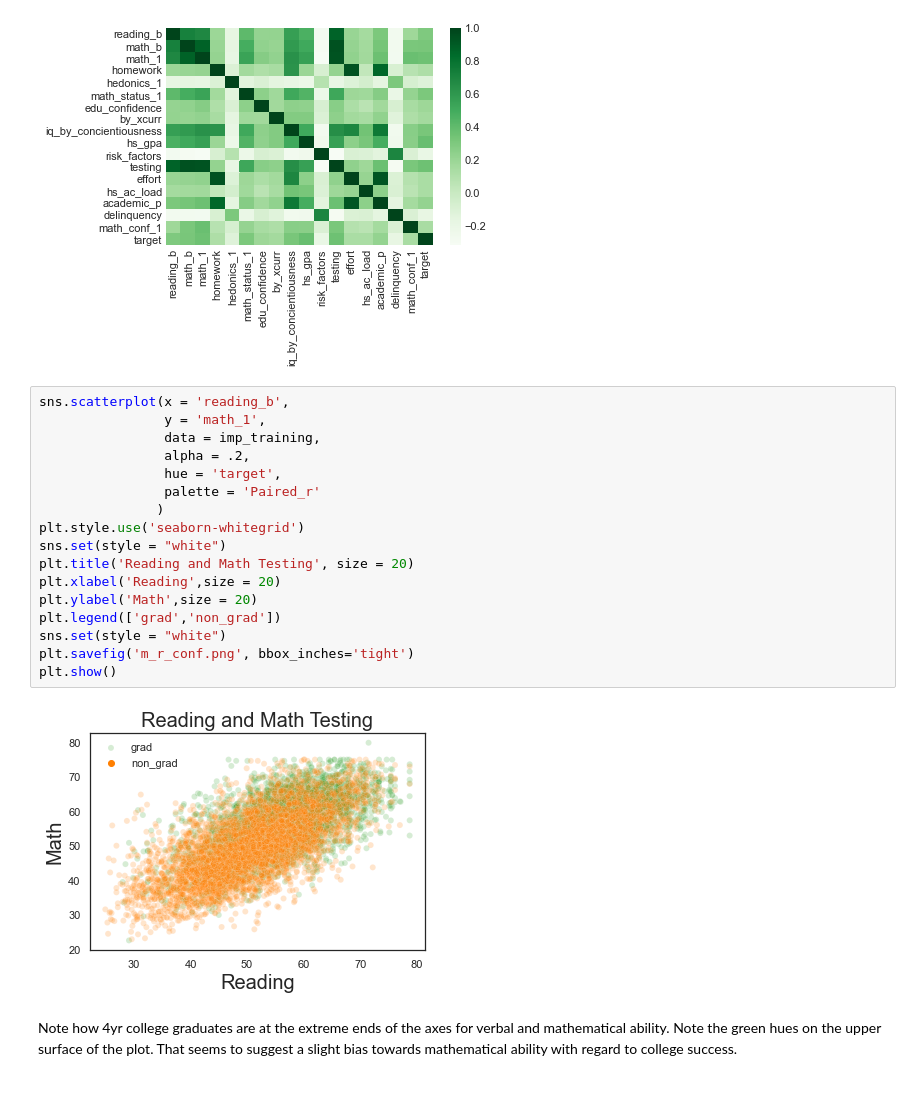
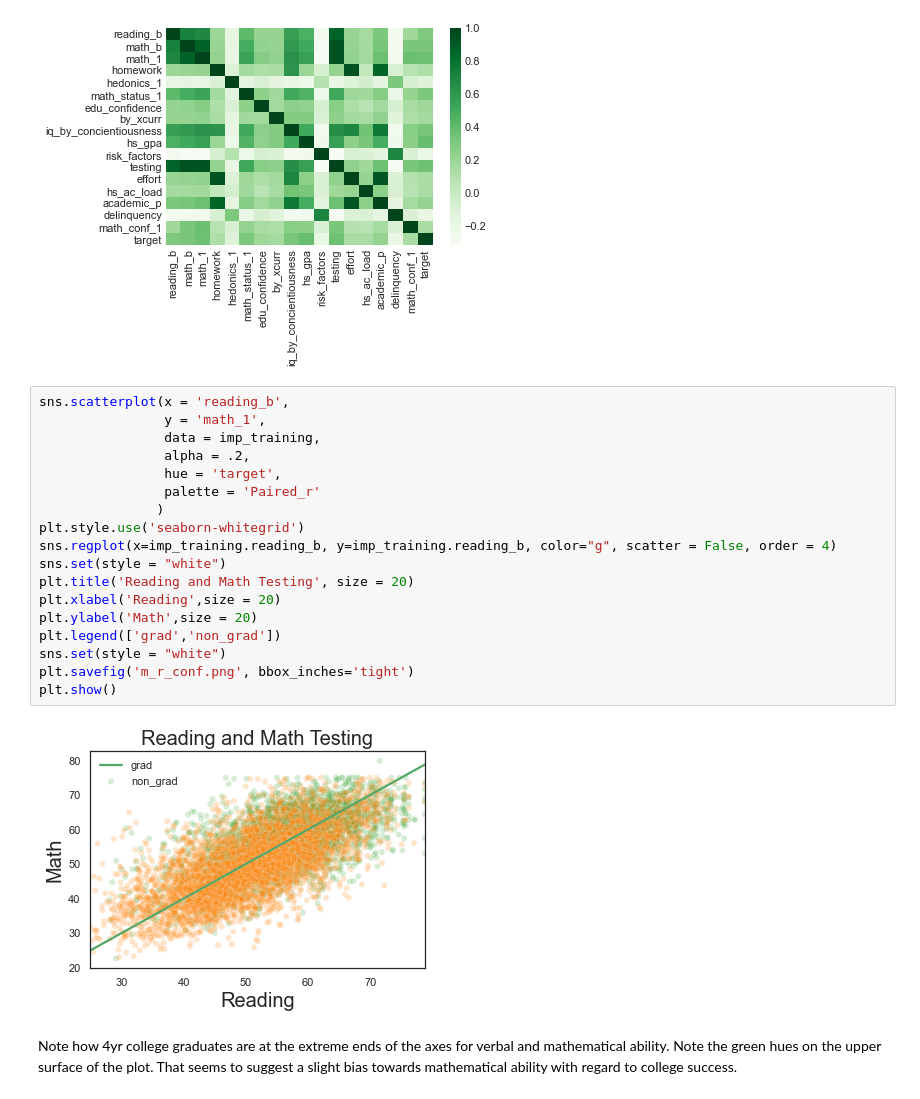
Before and after one commit to eonslemp/ML_assisted_college_advising, a Jupyter notebook: code/final_notebook.ipynb, the cells around one changed output. Saved outputs shown, nothing was run; the diff lists cells and outputs as text.

```diff
--- a/code/final_notebook.ipynb
+++ b/code/final_notebook.ipynb
@@ -697,22 +700,23 @@ plt.show()
 # %%
 sns.scatterplot(x = 'reading_b',
                 y = 'math_1',
                 data = imp_training,
                 alpha = .2,
                 hue = 'target',
                 palette = 'Paired_r'
                )
 plt.style.use('seaborn-whitegrid')
+sns.regplot(x=imp_training.reading_b, y=imp_training.reading_b, color="g", scatter = False, order = 4)
 sns.set(style = "white")
 plt.title('Reading and Math Testing', size = 20)
 plt.xlabel('Reading',size = 20)
 plt.ylabel('Math',size = 20)
 plt.legend(['grad','non_grad'])
 sns.set(style = "white")
 plt.savefig('m_r_conf.png', bbox_inches='tight')
 plt.show()
 # %% [output]
-[figure, old version]
+[figure, new version]
 # %% [markdown]
 Note how 4yr college graduates are at the extreme ends of the axes for verbal and mathematical ability.  Note the green hues on the upper surface of the plot.  That seems to suggest a slight bias towards mathematical ability with regard to college success.
 # %%
```
Also changed, not shown: parts of 7 cells of this notebook.
